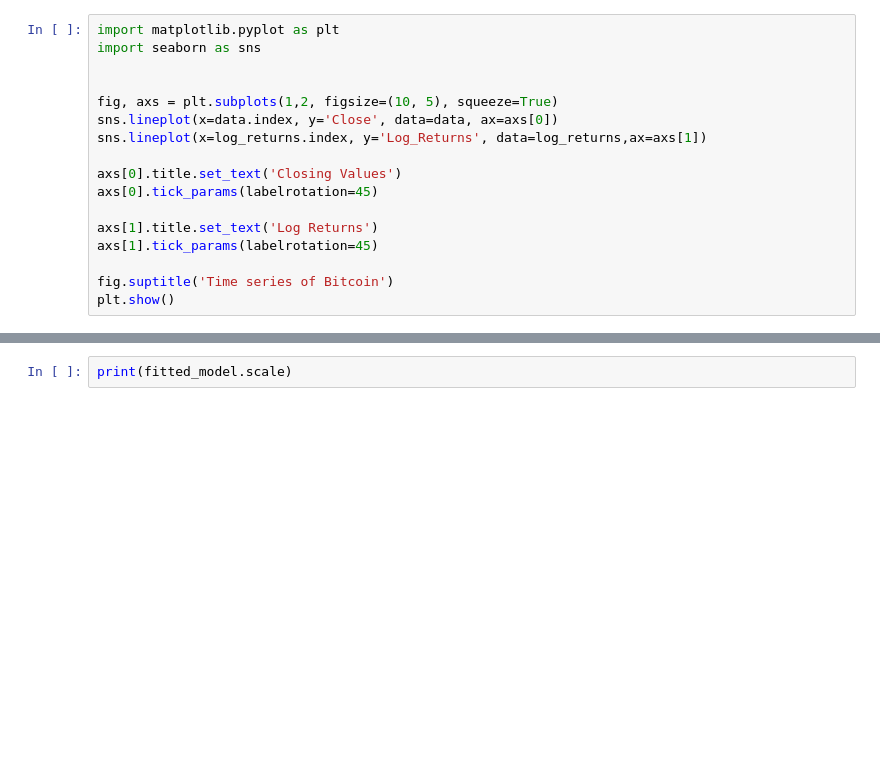
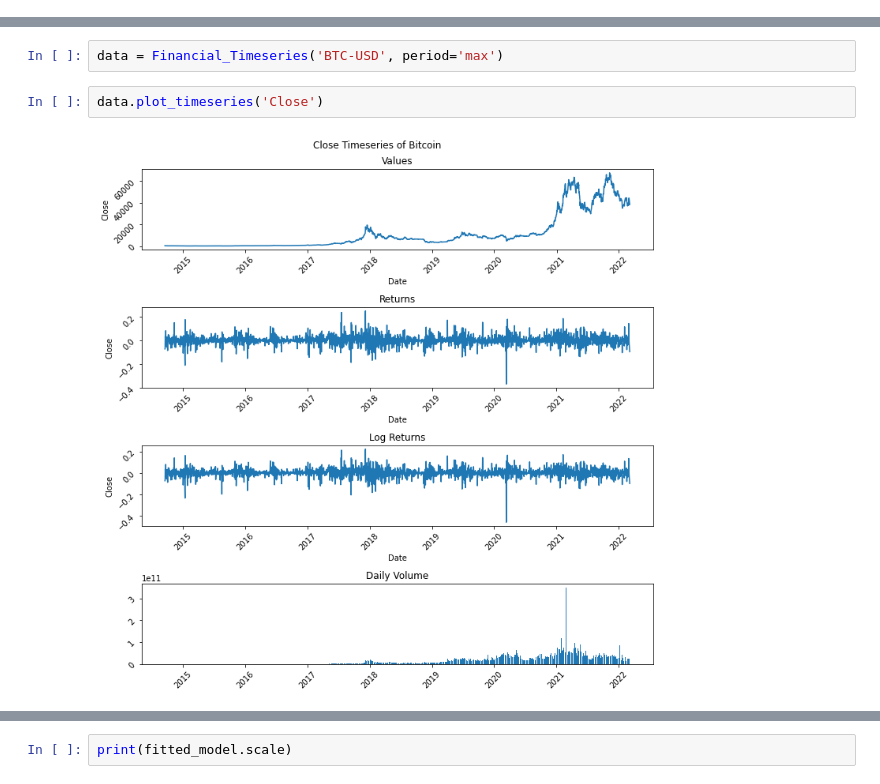
Before and after one commit to gpala7077/CryptoCurrency_Monte_Carlo_Simulation, a Jupyter notebook: Crypto-Analysis.ipynb, the cells around one changed output, grey strips where cells are left out. Saved outputs shown, nothing was run; the diff lists cells and outputs as text; blank space fills up the shorter version.

```diff
--- a/Crypto-Analysis.ipynb
+++ b/Crypto-Analysis.ipynb
@@ -33,17 +0,0 @@ log_returns = pd.DataFrame(np.diff(np.log(data['Close'])),index=data.index[1:],c
-# %%
-import matplotlib.pyplot as plt
-import seaborn as sns
-
-
-fig, axs = plt.subplots(1,2, figsize=(10, 5), squeeze=True)
-sns.lineplot(x=data.index, y='Close', data=data, ax=axs[0])
-sns.lineplot(x=log_returns.index, y='Log_Returns', data=log_returns,ax=axs[1])
-
-axs[0].title.set_text('Closing Values')
-axs[0].tick_params(labelrotation=45)
-
-axs[1].title.set_text('Log Returns')
-axs[1].tick_params(labelrotation=45)
-
-fig.suptitle('Time series of Bitcoin')
-plt.show()
@@ -77,0 +100,6 @@ Text(0.5, 0.98, 'AutoCorrelation Plots')
+# %%
+data = Financial_Timeseries('BTC-USD', period='max')
+# %%
+data.plot_timeseries('Close')
+# %% [output]
+[figure, added]
```
Also changed, not shown: parts of 14 cells of this notebook, 2 other files.
